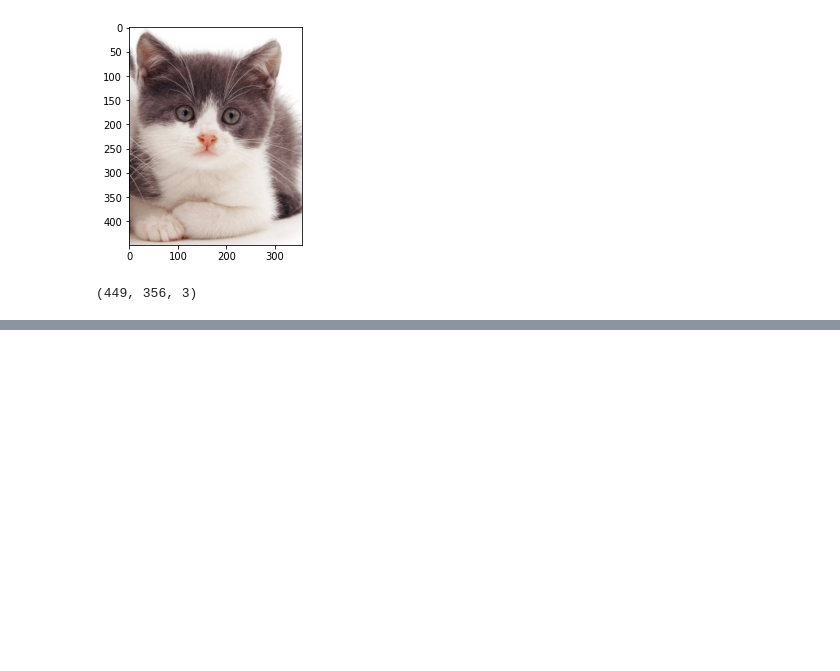
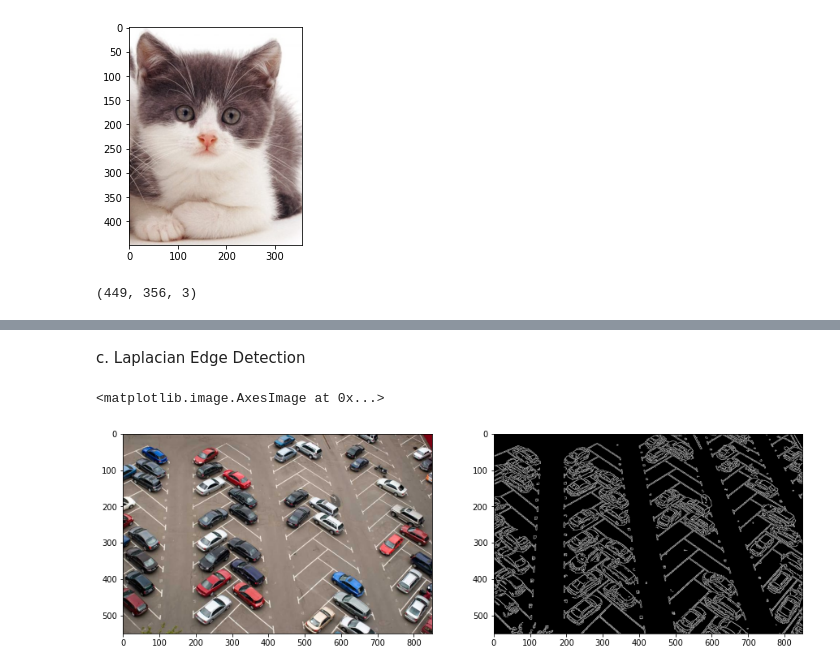
Before and after one commit to fidelatrstyni/PCVK_Genap_2021, a Jupyter notebook: Week10.ipynb, the cells around one changed output, grey strips where cells are left out. Cells and saved outputs as stored; diff of their text form; code cells hidden in the pictures; blank space fills up the shorter version.

```diff
--- a/Week10.ipynb
+++ b/Week10.ipynb
@@ -107,0 +145,21 @@ for m in methods:
+# %% [markdown]
+c. Laplacian Edge Detection
+# %%
+image_original = cv.imread('/content/drive/MyDrive/PCVK/Object Detection/parking-lot-cars.jpg', cv.IMREAD_COLOR)
+# Menghapus noise
+image_gray = cv.cvtColor(image_original, cv.COLOR_BGR2GRAY)
+# Mengurangi noise pada image
+img = cv.GaussianBlur(image_gray,(3,3),0)
+# Filter image menggunakan filter2D, yang memiliki input: (grayscale image, bit-depth, kernel)
+filtered_image = cv.Laplacian(img, ksize=3, ddepth=cv.CV_16S)
+# mengkonversi kembali ke uint8
+filtered_image = cv.convertScaleAbs(filtered_image)
+# Plot outputs
+f, axarr = plt. subplots(1,2,figsize=(15,5))
+plt.subplot(121),plt.imshow(cv.cvtColor(image_original, cv.COLOR_BGR2RGB))
+axarr[0].imshow(cv.cvtColor(image_original, cv.COLOR_BGR2RGB))
+plt.subplot(122),plt.imshow(edges,cmap = 'gray')
+axarr[1].imshow(cv.cvtColor(filtered_image, cv.COLOR_BGR2RGB))
+# %% [output]
+<matplotlib.image.AxesImage at 0x...>
+[figure, added]
```
Also changed, not shown: parts of 17 cells of this notebook.
